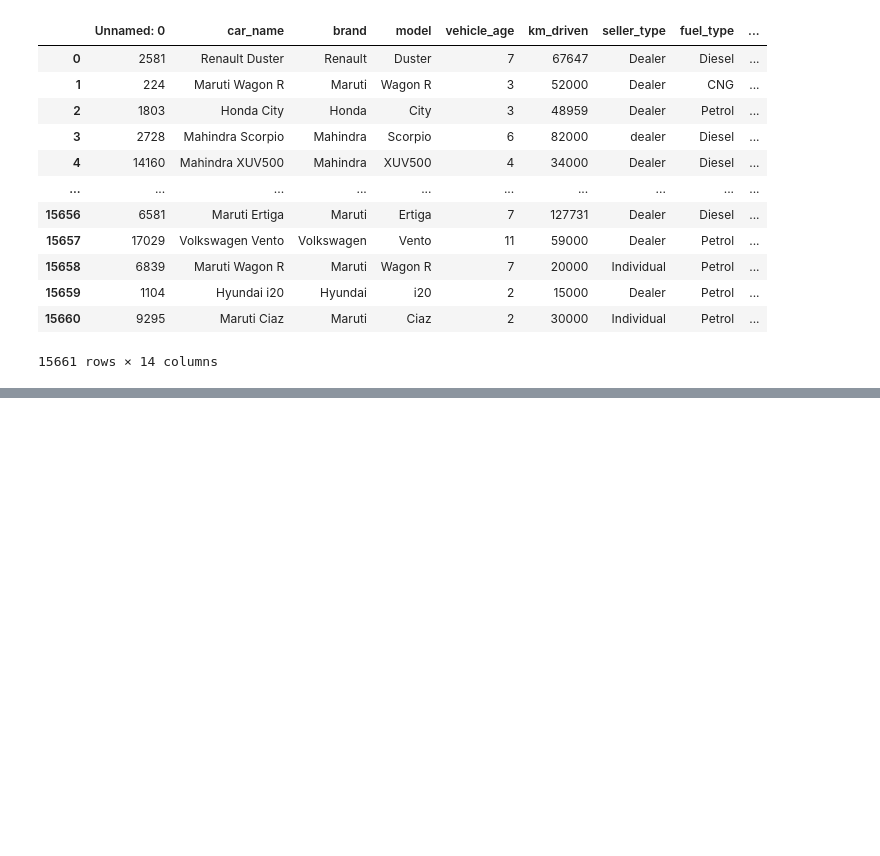
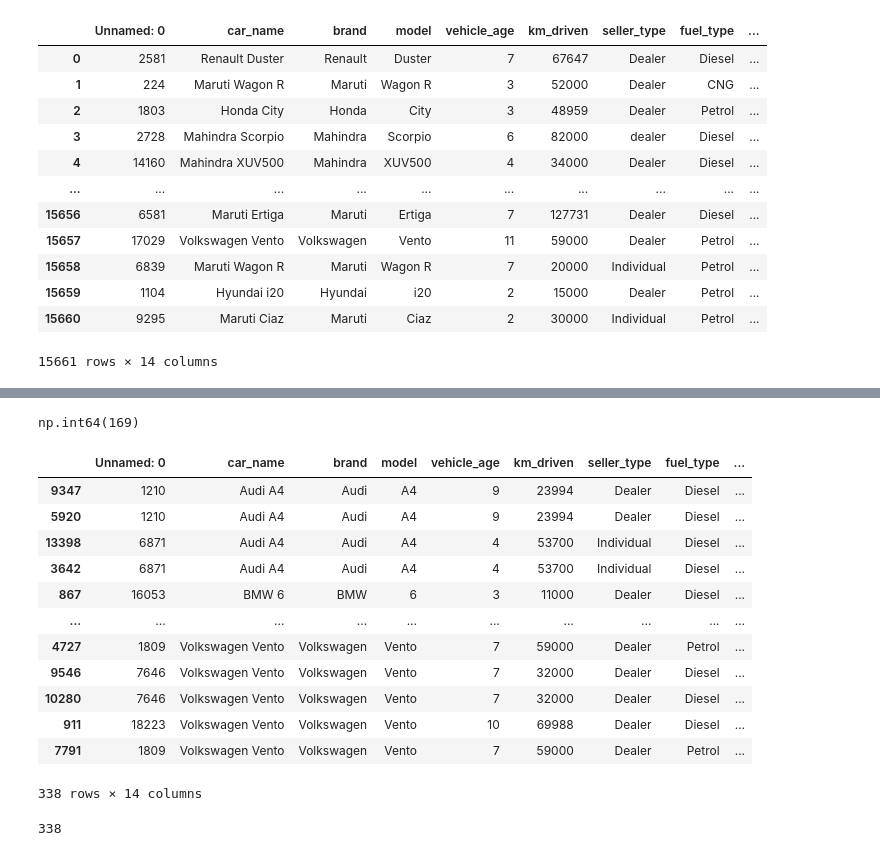
Before and after one commit to gracenaomi1122/my-first-repo, a Jupyter notebook: Batch2_Data_Cleaning.ipynb, the cells around one changed output, grey strips where cells are left out. Saved outputs shown, nothing was run; the diff lists cells and outputs as text; code cells hidden in the pictures; blank space fills up the shorter version.

```diff
--- a/Batch2_Data_Cleaning.ipynb
+++ b/Batch2_Data_Cleaning.ipynb
@@ -1,5 +1,17 @@
 # %% [markdown]
 <a href="https://colab.research.google.com/github/gracenaomi1122/my-first-repo/blob/main/Batch2_Data_Cleaning.ipynb" target="_parent"><img src="https://colab.research.google.com/assets/colab-badge.svg" alt="Open In Colab"/></a>
+# %%
+import pandas as pd
+import numpy as np
+import matplotlib.pyplot as plt
+import seaborn as sns
+import warnings
+warnings.filterwarnings('ignore')
+
+# Display settings
+pd.set_option('display.max_columns', None)
+pd.set_option('display.max_rows', 100)
+pd.set_option('display.width', 120)
 # %%
 import pandas as pd
 df = pd.read_csv("/content/used_cars_messy.csv")
@@ -20,0 +76,24 @@ df
+# %%
+df.duplicated().sum()
+# %% [output]
+np.int64(169)
+# %%
+df[df.duplicated(keep=False)].sort_values("car_name")
+# %% [output]
+|  | Unnamed: 0 | car_name | brand | model | vehicle_age | km_driven | seller_type | fuel_type | ... |
+| 9347 | 1210 | Audi A4 | Audi | A4 | 9 | 23994 | Dealer | Diesel | ... |
+| 5920 | 1210 | Audi A4 | Audi | A4 | 9 | 23994 | Dealer | Diesel | ... |
+| 13398 | 6871 | Audi A4 | Audi | A4 | 4 | 53700 | Individual | Diesel | ... |
+| 3642 | 6871 | Audi A4 | Audi | A4 | 4 | 53700 | Individual | Diesel | ... |
+| 867 | 16053 | BMW 6 | BMW | 6 | 3 | 11000 | Dealer | Diesel | ... |
+| ... | ... | ... | ... | ... | ... | ... | ... | ... | ... |
+| 4727 | 1809 | Volkswagen Vento | Volkswagen | Vento | 7 | 59000 | Dealer | Petrol | ... |
+| 9546 | 7646 | Volkswagen Vento | Volkswagen | Vento | 7 | 32000 | Dealer | Diesel | ... |
+| 10280 | 7646 | Volkswagen Vento | Volkswagen | Vento | 7 | 32000 | Dealer | Diesel | ... |
+| 911 | 18223 | Volkswagen Vento | Volkswagen | Vento | 10 | 69988 | Dealer | Diesel | ... |
+| 7791 | 1809 | Volkswagen Vento | Volkswagen | Vento | 7 | 59000 | Dealer | Petrol | ... |
+338 rows × 14 columns
+# %%
+169*2
+# %% [output]
+338
```
Also changed, not shown: parts of 49 cells of this notebook.
